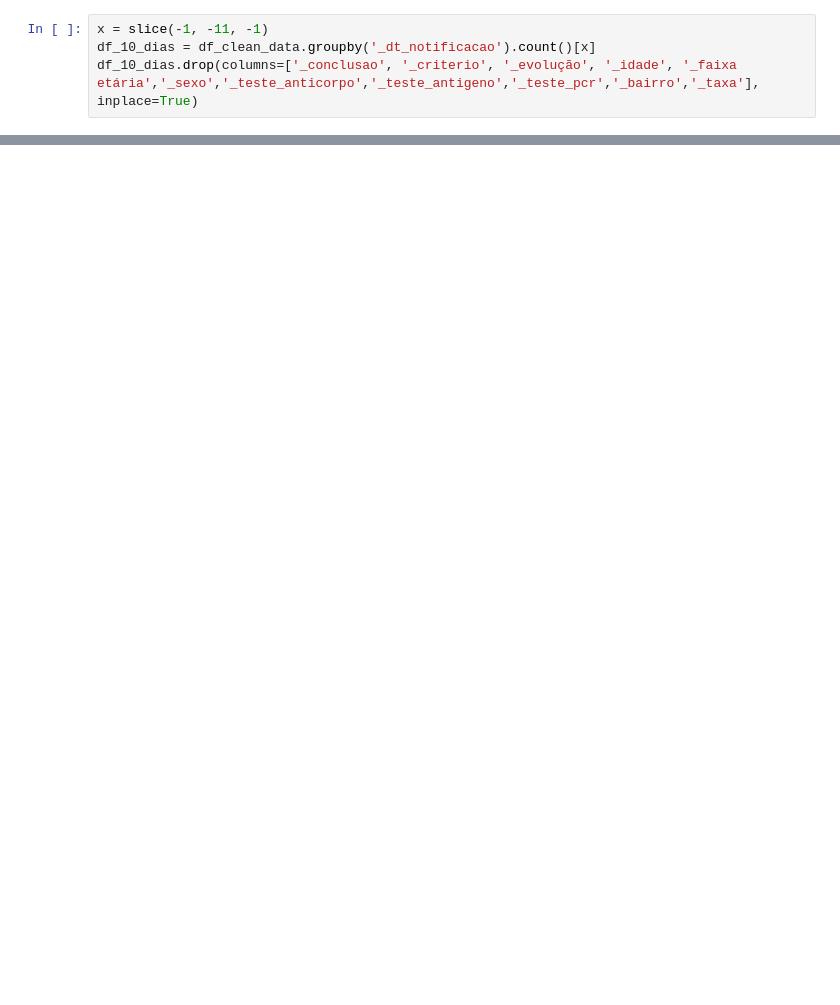
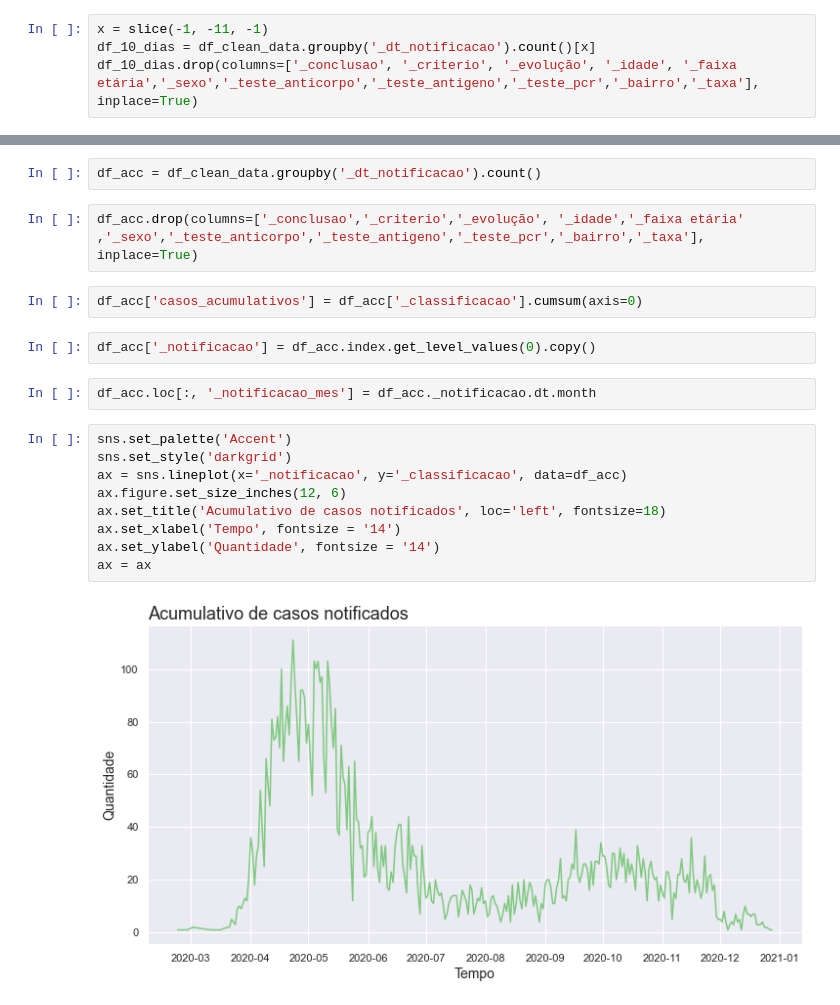
Before and after one commit to thiagos98/data-analysis-manaus, a Jupyter notebook: main.ipynb, the cells around one changed output, grey strips where cells are left out. Drawn from its saved outputs; the diff is of its cells as text; blank space fills up the shorter version.

```diff
--- a/main.ipynb
+++ b/main.ipynb
@@ -474,0 +475,21 @@ ax = ax
+# %%
+df_acc = df_clean_data.groupby('_dt_notificacao').count()
+# %%
+df_acc.drop(columns=['_conclusao','_criterio','_evolução', '_idade','_faixa etária' ,'_sexo','_teste_anticorpo','_teste_antigeno','_teste_pcr','_bairro','_taxa'], inplace=True)
+# %%
+df_acc['casos_acumulativos'] = df_acc['_classificacao'].cumsum(axis=0)
+# %%
+df_acc['_notificacao'] = df_acc.index.get_level_values(0).copy()
+# %%
+df_acc.loc[:, '_notificacao_mes'] = df_acc._notificacao.dt.month
+# %%
+sns.set_palette('Accent')
+sns.set_style('darkgrid')
+ax = sns.lineplot(x='_notificacao', y='_classificacao', data=df_acc)
+ax.figure.set_size_inches(12, 6)
+ax.set_title('Acumulativo de casos notificados', loc='left', fontsize=18)
+ax.set_xlabel('Tempo', fontsize = '14')
+ax.set_ylabel('Quantidade', fontsize = '14')
+ax = ax
+# %% [output]
+[figure, added]
```
Also changed, not shown: parts of 38 cells of this notebook.
